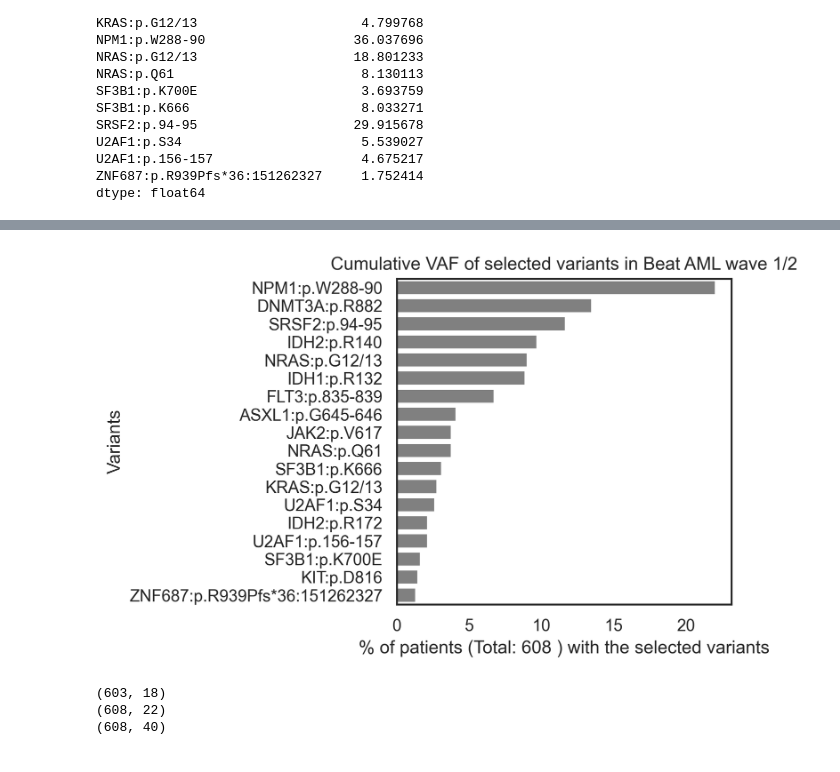
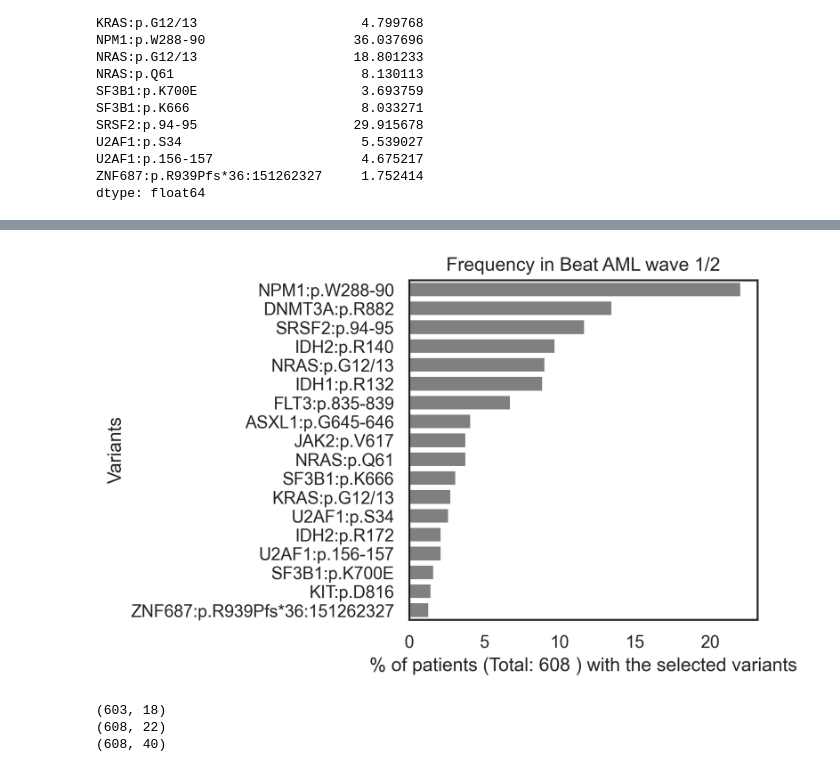
Before and after one commit to IlyaLab/KG_predict_DrugResponse, a Jupyter notebook: notebooks/Step0_Generate_feature_matrix_beatAML_wave12.ipynb, the cells around one changed output, grey strips where cells are left out. Cells and saved outputs as stored; diff of their text form; code cells hidden in the pictures.

```diff
--- a/notebooks/Step0_Generate_feature_matrix_beatAML_wave12.ipynb
+++ b/notebooks/Step0_Generate_feature_matrix_beatAML_wave12.ipynb
@@ -307,29 +304,29 @@ df_select_variants1.to_csv("../data/Feature_set2_variants_matrix_w12.csv")
 # %%
 variants = pd.DataFrame()
 Genes = []
 variants = []
 freq = []
 for i in selected_variants:
     variants.append(i)
     Genes.append(i.split(":")[0])
     freq.append(df_select_variants.loc[df_select_variants[i] > 0].shape[0]/608*100)
 
 variants = pd.DataFrame({"Gene":Genes,"variants":variants,"freq":freq})
 variants
 
 # barplot of the frequency of the selected variants ordered by the frequency
 import seaborn as sns
 import matplotlib.pyplot as plt
 plt.figure(figsize=(4, 4), dpi=300)
 sns.barplot(x = "freq", y = "variants",
             data = variants.sort_values(by = "freq", ascending = False),
             color="grey")
 plt.xlabel("% of patients (Total: " +str(str(selected_mutation_matrix.shape[0])) + " ) with the selected variants")
 plt.ylabel("Variants")
-plt.title("Cumulative VAF of selected variants in Beat AML wave 1/2")
+plt.title("Frequency in Beat AML wave 1/2")
 plt.show()
 # %% [output]
-[figure, old version]
+[figure, new version]
 # %%
 # outer join  df_select_variants and selected_mutation_matrix
 print(df_select_variants1.shape)
```
Also changed, not shown: parts of 7 cells of this notebook, 12 other files.
